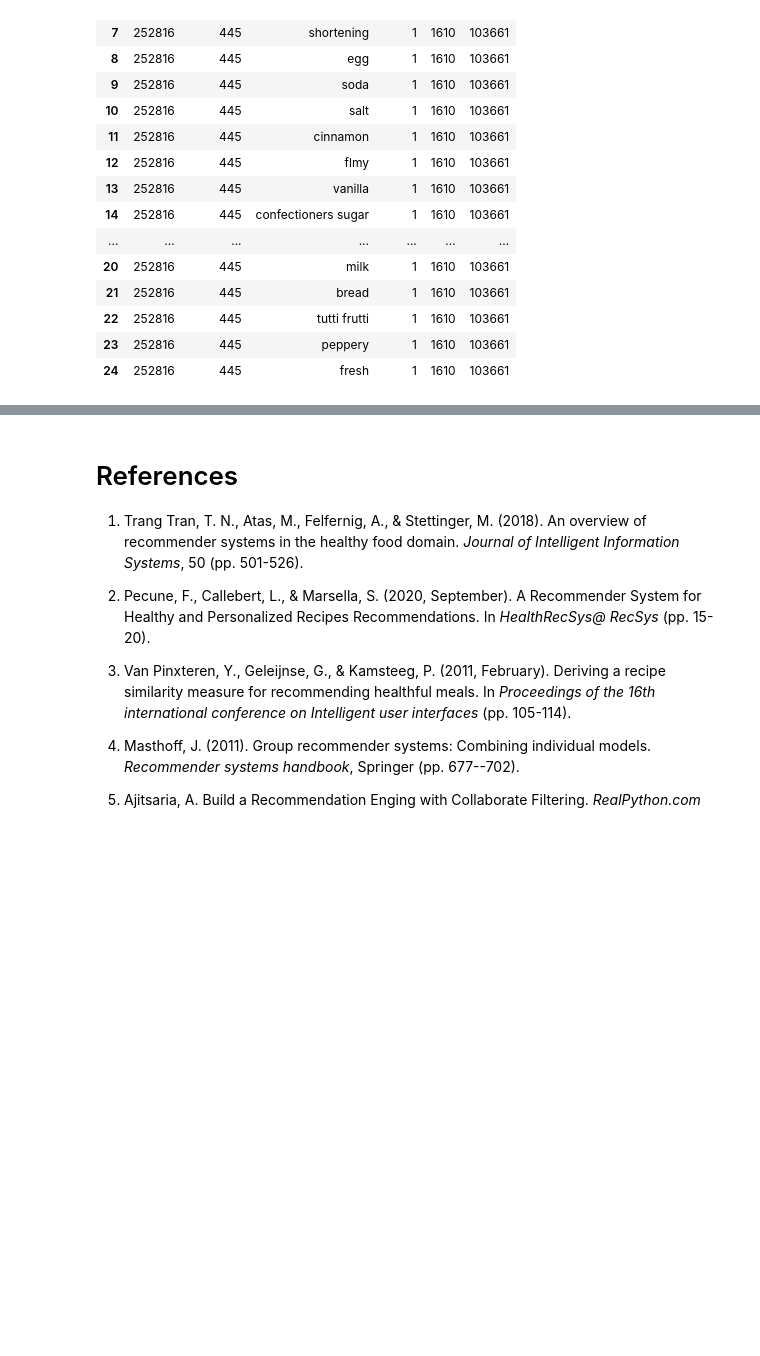
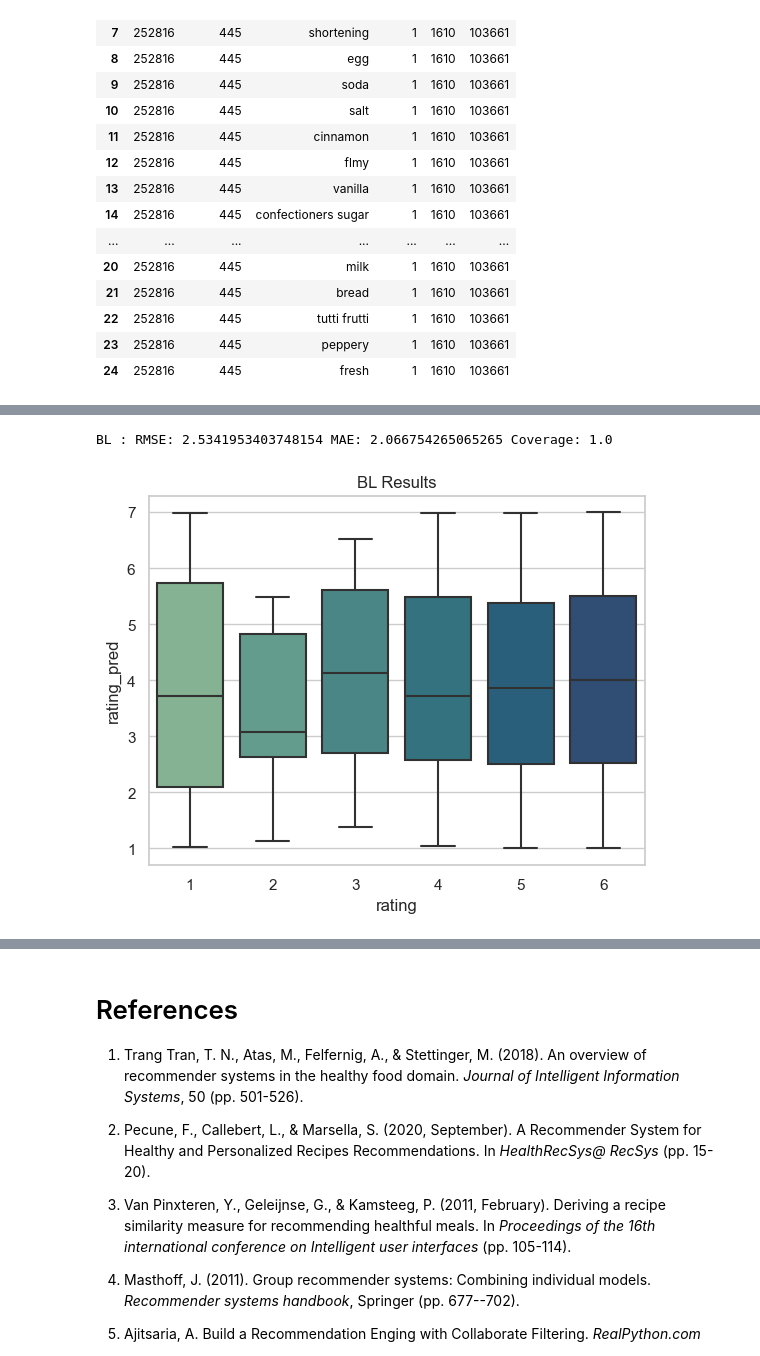
Before and after one commit to micaelamccall/recipe-recommendation, a Jupyter notebook: recipe_recommendation/recipe_recommendation.ipynb, the cells around one changed output, grey strips where cells are left out. Drawn from its saved outputs; the diff is of its cells as text; code cells hidden in the pictures; blank space fills up the shorter version.

```diff
--- a/recipe_recommendation/recipe_recommendation.ipynb
+++ b/recipe_recommendation/recipe_recommendation.ipynb
@@ -410,0 +429,17 @@ interactions_test_w_deets[interactions_test_w_deets['deets'].isna() == False][:2
+# %%
+from sklearn.metrics import mean_squared_error, mean_absolute_error, r2_score
+import numpy as np
+
+def calculate_metrics(results, true_total, model_name):
+    RMSE = np.sqrt(mean_squared_error(results['rating'], results['rating_pred']))
+    MAE = mean_absolute_error(results['rating'], results['rating_pred'])
+    coverage = len(results) / true_total
+
+    print(f"{model_name} : RMSE: {RMSE} MAE: {MAE} Coverage: {coverage}")
+
+
+def plot_results(results, model_name):
+    sns.color_palette("crest")
+    g = sns.boxplot(data=results, x='rating', y='rating_pred', palette='crest')
+    g.set_title(f"{model_name} Results")
+    plt.show()
@@ -410,0 +449,20 @@ interactions_test_w_deets[interactions_test_w_deets['deets'].isna() == False][:2
+# %%
+# For future use of sparse matrices, add 1 to all ratings to that the range is 1-6 instead of 0-5
+interactions_train['rating'] += 1
+interactions_test['rating'] += 1
+
+# Random choice rom a uniform distribution between 1 and 6
+rating_pred = np.random.uniform(1, 7, len(interactions_test))
+
+BL = interactions_test[['u', 'i', 'rating']]
+BL.loc[:, 'rating_pred'] = rating_pred
+
+# Calculate the true total for the coverage metric
+true_total = len(interactions_test[['u', 'i']].drop_duplicates())
+
+# Calculate metrics and plot results of baseline model
+calculate_metrics(BL, true_total, "BL")
+plot_results(BL, "BL")
+# %% [output]
+BL : RMSE: 2.5341953403748154 MAE: 2.066754265065265 Coverage: 1.0
+[figure, added]
```
Also changed, not shown: parts of 18 cells of this notebook, 1 other file.
